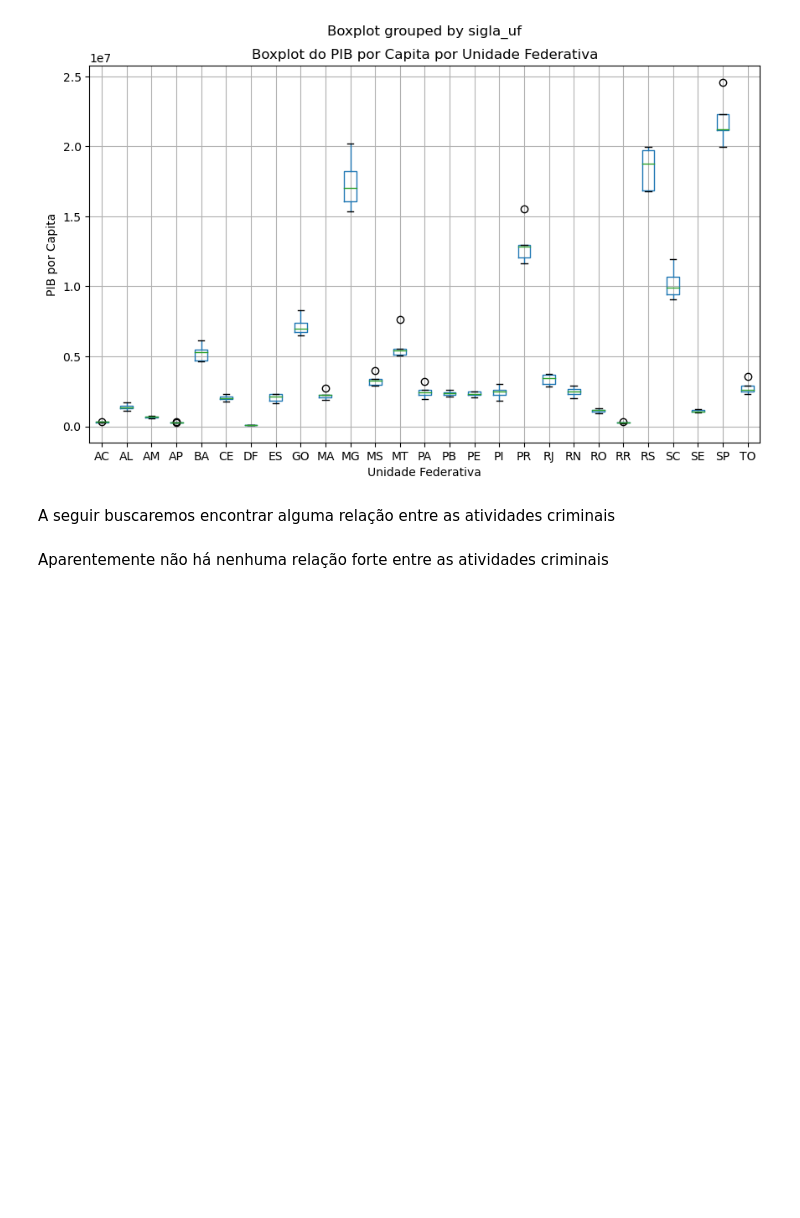
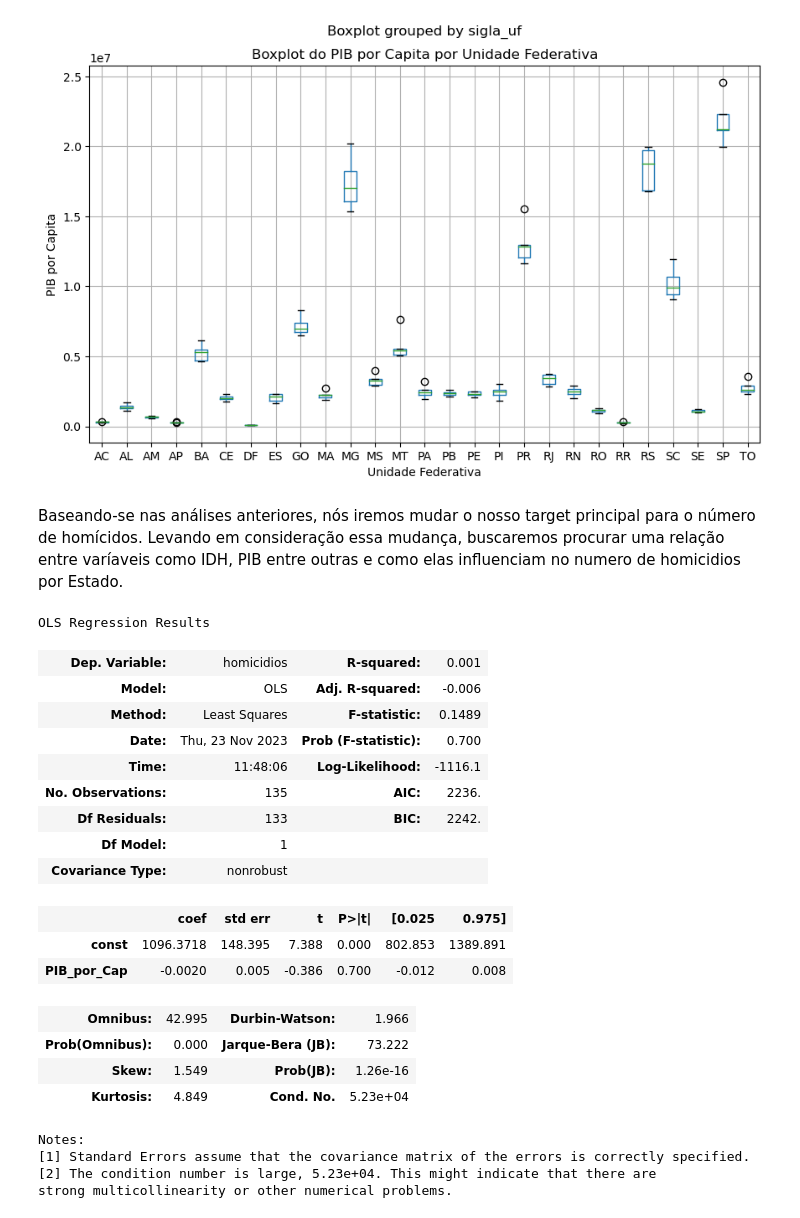
Before and after one commit to Iamiran1/Projeto-2---Ci-ncia-de-Dados, a Jupyter notebook: P2.ipynb, the cells around one changed output. Cells and saved outputs as stored; diff of their text form; code cells hidden in the pictures; blank space fills up the shorter version.

Commit message:
regressão linear

```diff
--- a/P2.ipynb
+++ b/P2.ipynb
@@ -326,7 +326,46 @@ ax.set_ylabel('PIB por Capita')
 plt.show()
 # %% [output]
 [figure]
-# %% [markdown]
-A seguir buscaremos encontrar alguma relação entre as atividades criminais
-# %% [markdown]
-Aparentemente não há nenhuma relação forte entre as atividades criminais
+# %% [markdown]
+Baseando-se nas análises anteriores, nós iremos mudar o nosso target principal para o número de homícidos. Levando em consideração essa mudança, buscaremos procurar uma relação entre varíaveis como IDH, PIB entre outras e como elas influenciam no numero de homicidios por Estado.
+# %%
+X = dados_PIB_filtrado[['PIB_por_Cap']]
+Y = dados_ate_2020['homicidios']
+# %%
+### Função utilitária para fazer a regressão com constante adicionada
+
+def regress(Y,X):
+    '''
+    Y: coluna do DataFrame utilizada como variável resposta (TARGET)
+    X: coluna(s) do DataFrame utilizadas como variável(is) explicativas (FEATURES)
+    '''
+    X_cp = sm.add_constant(X)
+    model = sm.OLS(Y,X_cp)
+    results = model.fit()
+
+    return results
+# %%
+results = regress(Y,X)
+results.summary()
+# %% [output]
+OLS Regression Results
+| Dep. Variable: | homicidios | R-squared: | 0.001 |
+| Model: | OLS | Adj. R-squared: | -0.006 |
+| Method: | Least Squares | F-statistic: | 0.1489 |
+| Date: | Thu, 23 Nov 2023 | Prob (F-statistic): | 0.700 |
+| Time: | 11:48:06 | Log-Likelihood: | -1116.1 |
+| No. Observations: | 135 | AIC: | 2236. |
+| Df Residuals: | 133 | BIC: | 2242. |
+| Df Model: | 1 |  |  |
+| Covariance Type: | nonrobust |  |  |
+|  | coef | std err | t | P>|t| | [0.025 | 0.975] |
+| const | 1096.3718 | 148.395 | 7.388 | 0.000 | 802.853 | 1389.891 |
+| PIB_por_Cap | -0.0020 | 0.005 | -0.386 | 0.700 | -0.012 | 0.008 |
+| Omnibus: | 42.995 | Durbin-Watson: | 1.966 |
+| Prob(Omnibus): | 0.000 | Jarque-Bera (JB): | 73.222 |
+| Skew: | 1.549 | Prob(JB): | 1.26e-16 |
+| Kurtosis: | 4.849 | Cond. No. | 5.23e+04 |
+Notes:
+[1] Standard Errors assume that the covariance matrix of the errors is correctly specified.
+[2] The condition number is large, 5.23e+04. This might indicate that there are
+strong multicollinearity or other numerical problems.
```
Also changed, not shown: parts of 4 cells of this notebook.
